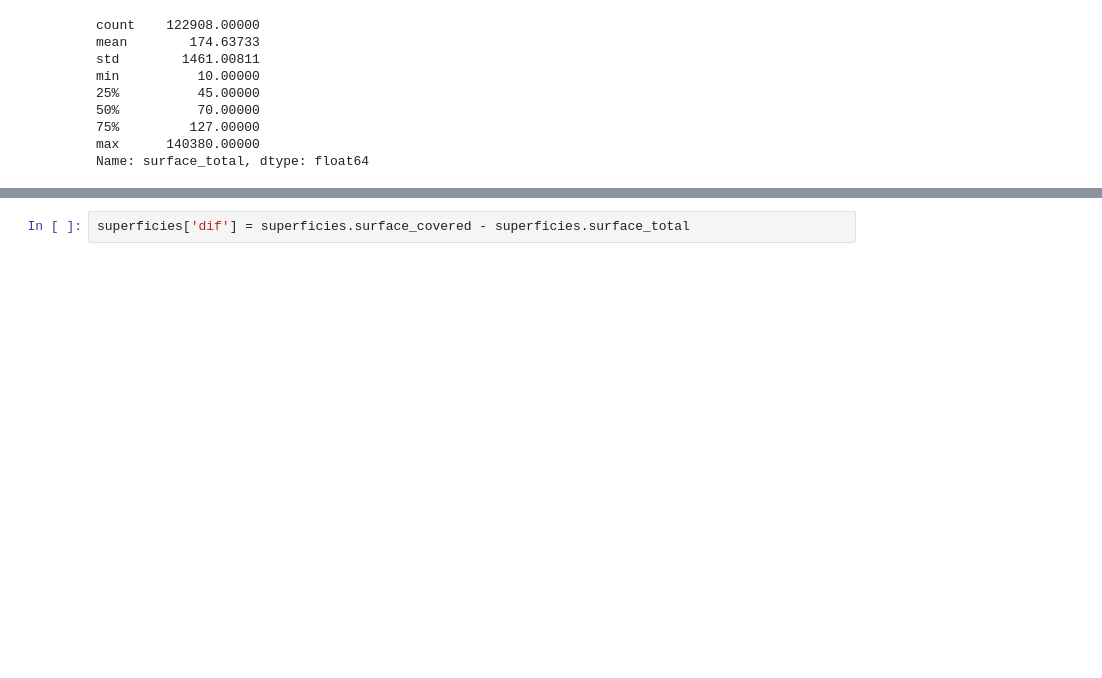
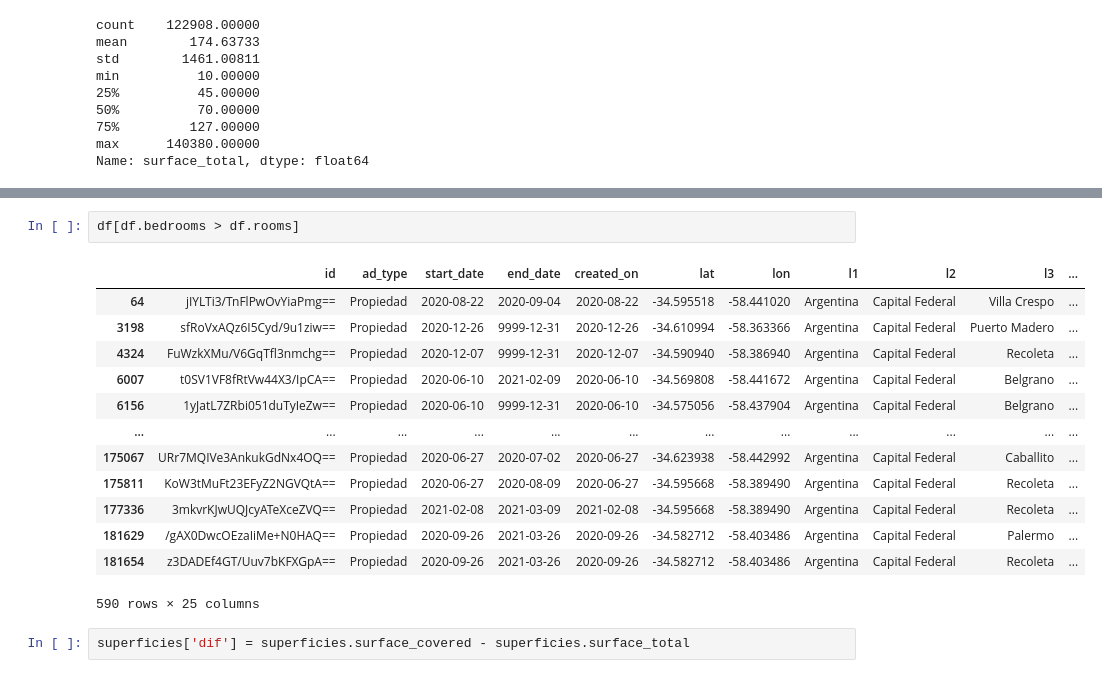
Before and after one commit to Ignacio-Ibarra/tpAA, a Jupyter notebook: tpAA.ipynb, the cells around one changed output, grey strips where cells are left out. Saved outputs shown, nothing was run; the diff lists cells and outputs as text; blank space fills up the shorter version.

```diff
--- a/tpAA.ipynb
+++ b/tpAA.ipynb
@@ -258,3 +280,19 @@ superficies = df.loc[df.surface_covered>df.surface_total, ['surface_covered','su
+# %%
+df[df.bedrooms > df.rooms]
+# %% [output]
+|  | id | ad_type | start_date | end_date | created_on | lat | lon | l1 | l2 | l3 | ... |
+| 64 | jIYLTi3/TnFlPwOvYiaPmg== | Propiedad | 2020-08-22 | 2020-09-04 | 2020-08-22 | -34.595518 | -58.441020 | Argentina | Capital Federal | Villa Crespo | ... |
+| 3198 | sfRoVxAQz6I5Cyd/9u1ziw== | Propiedad | 2020-12-26 | 9999-12-31 | 2020-12-26 | -34.610994 | -58.363366 | Argentina | Capital Federal | Puerto Madero | ... |
+| 4324 | FuWzkXMu/V6GqTfl3nmchg== | Propiedad | 2020-12-07 | 9999-12-31 | 2020-12-07 | -34.590940 | -58.386940 | Argentina | Capital Federal | Recoleta | ... |
+| 6007 | t0SV1VF8fRtVw44X3/IpCA== | Propiedad | 2020-06-10 | 2021-02-09 | 2020-06-10 | -34.569808 | -58.441672 | Argentina | Capital Federal | Belgrano | ... |
+| 6156 | 1yJatL7ZRbi051duTyIeZw== | Propiedad | 2020-06-10 | 9999-12-31 | 2020-06-10 | -34.575056 | -58.437904 | Argentina | Capital Federal | Belgrano | ... |
+| ... | ... | ... | ... | ... | ... | ... | ... | ... | ... | ... | ... |
+| 175067 | URr7MQIVe3AnkukGdNx4OQ== | Propiedad | 2020-06-27 | 2020-07-02 | 2020-06-27 | -34.623938 | -58.442992 | Argentina | Capital Federal | Caballito | ... |
+| 175811 | KoW3tMuFt23EFyZ2NGVQtA== | Propiedad | 2020-06-27 | 2020-08-09 | 2020-06-27 | -34.595668 | -58.389490 | Argentina | Capital Federal | Recoleta | ... |
+| 177336 | 3mkvrKJwUQJcyATeXceZVQ== | Propiedad | 2021-02-08 | 2021-03-09 | 2021-02-08 | -34.595668 | -58.389490 | Argentina | Capital Federal | Recoleta | ... |
+| 181629 | /gAX0DwcOEzaIiMe+N0HAQ== | Propiedad | 2020-09-26 | 2021-03-26 | 2020-09-26 | -34.582712 | -58.403486 | Argentina | Capital Federal | Palermo | ... |
+| 181654 | z3DADEf4GT/Uuv7bKFXGpA== | Propiedad | 2020-09-26 | 2021-03-26 | 2020-09-26 | -34.582712 | -58.403486 | Argentina | Capital Federal | Recoleta | ... |
+590 rows × 25 columns
 # %%
 superficies['dif'] = superficies.surface_covered - superficies.surface_total
 # %%
```
Also changed, not shown: parts of 4 cells of this notebook, 1 other file.
